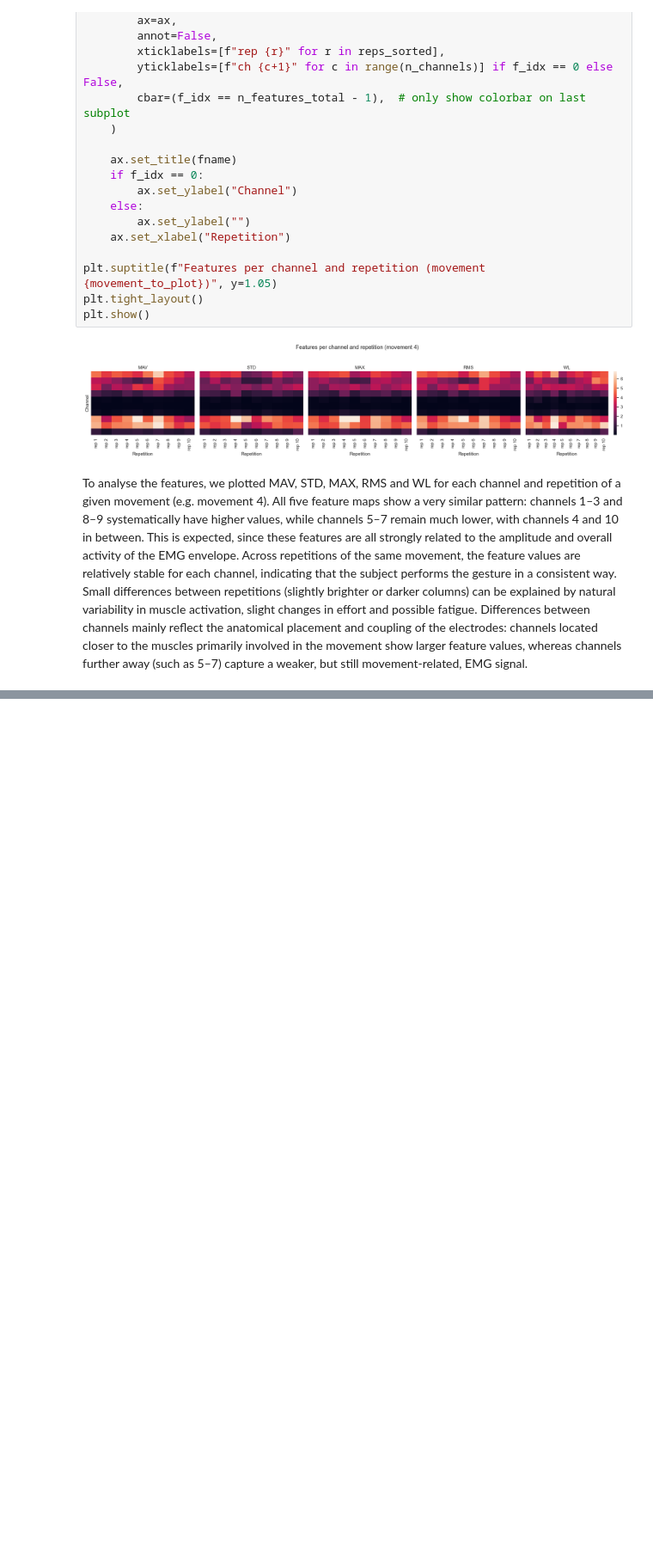
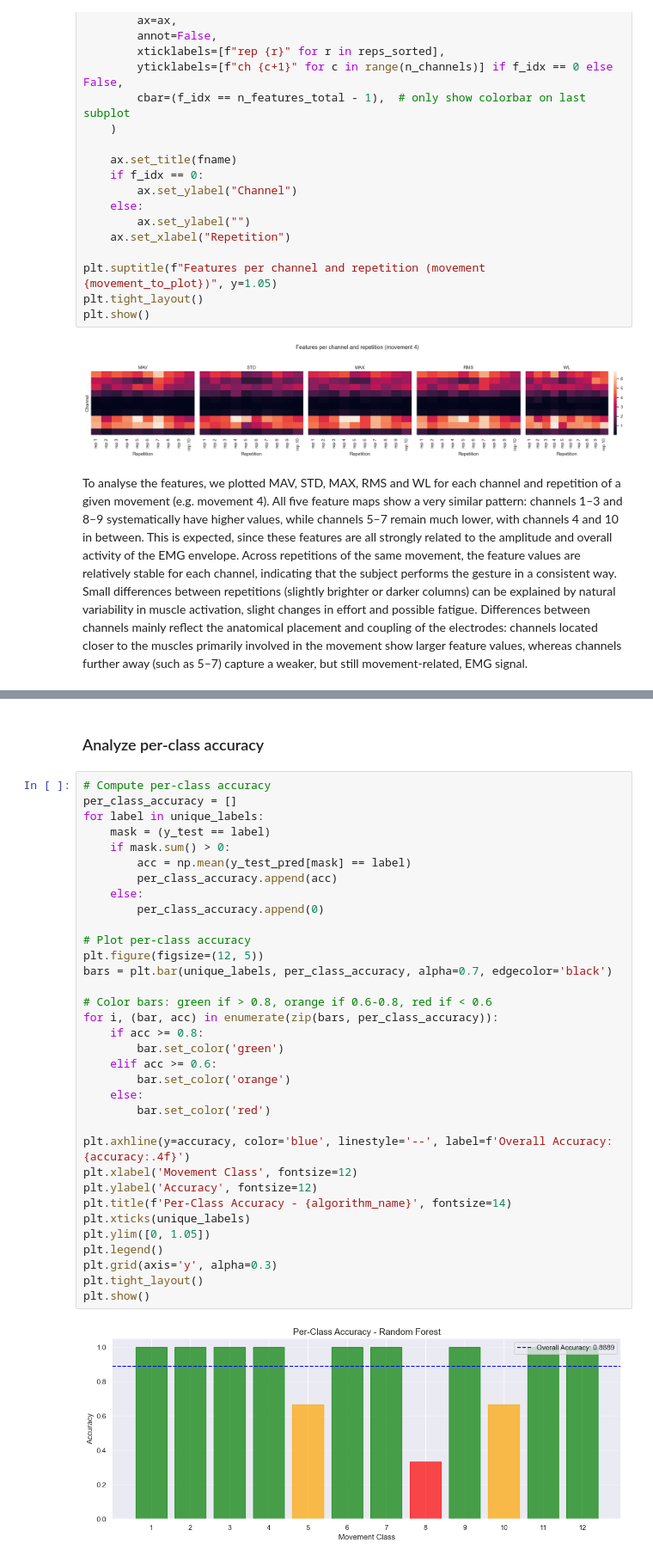
Before and after one commit to EliesAMilliti/NSSP_P2, a Jupyter notebook: part1.ipynb, the cells around one changed output, grey strips where cells are left out. Shown at 86% size. Drawn from its saved outputs; the diff is of its cells as text; blank space fills up the shorter version.

```diff
--- a/part1.ipynb
+++ b/part1.ipynb
@@ -410,0 +615,38 @@ To analyse the features, we plotted MAV, STD, MAX, RMS and WL for each channel a
+# %% [markdown]
+### Analyze per-class accuracy
+# %%
+# Compute per-class accuracy
+per_class_accuracy = []
+for label in unique_labels:
+    mask = (y_test == label)
+    if mask.sum() > 0:
+        acc = np.mean(y_test_pred[mask] == label)
+        per_class_accuracy.append(acc)
+    else:
+        per_class_accuracy.append(0)
+
+# Plot per-class accuracy
+plt.figure(figsize=(12, 5))
+bars = plt.bar(unique_labels, per_class_accuracy, alpha=0.7, edgecolor='black')
+
+# Color bars: green if > 0.8, orange if 0.6-0.8, red if < 0.6
+for i, (bar, acc) in enumerate(zip(bars, per_class_accuracy)):
+    if acc >= 0.8:
+        bar.set_color('green')
+    elif acc >= 0.6:
+        bar.set_color('orange')
+    else:
+        bar.set_color('red')
+
+plt.axhline(y=accuracy, color='blue', linestyle='--', label=f'Overall Accuracy: {accuracy:.4f}')
+plt.xlabel('Movement Class', fontsize=12)
+plt.ylabel('Accuracy', fontsize=12)
+plt.title(f'Per-Class Accuracy - {algorithm_name}', fontsize=14)
+plt.xticks(unique_labels)
+plt.ylim([0, 1.05])
+plt.legend()
+plt.grid(axis='y', alpha=0.3)
+plt.tight_layout()
+plt.show()
+# %% [output]
+[figure, added]
```
Also changed, not shown: parts of 31 cells of this notebook, 2 other files.
